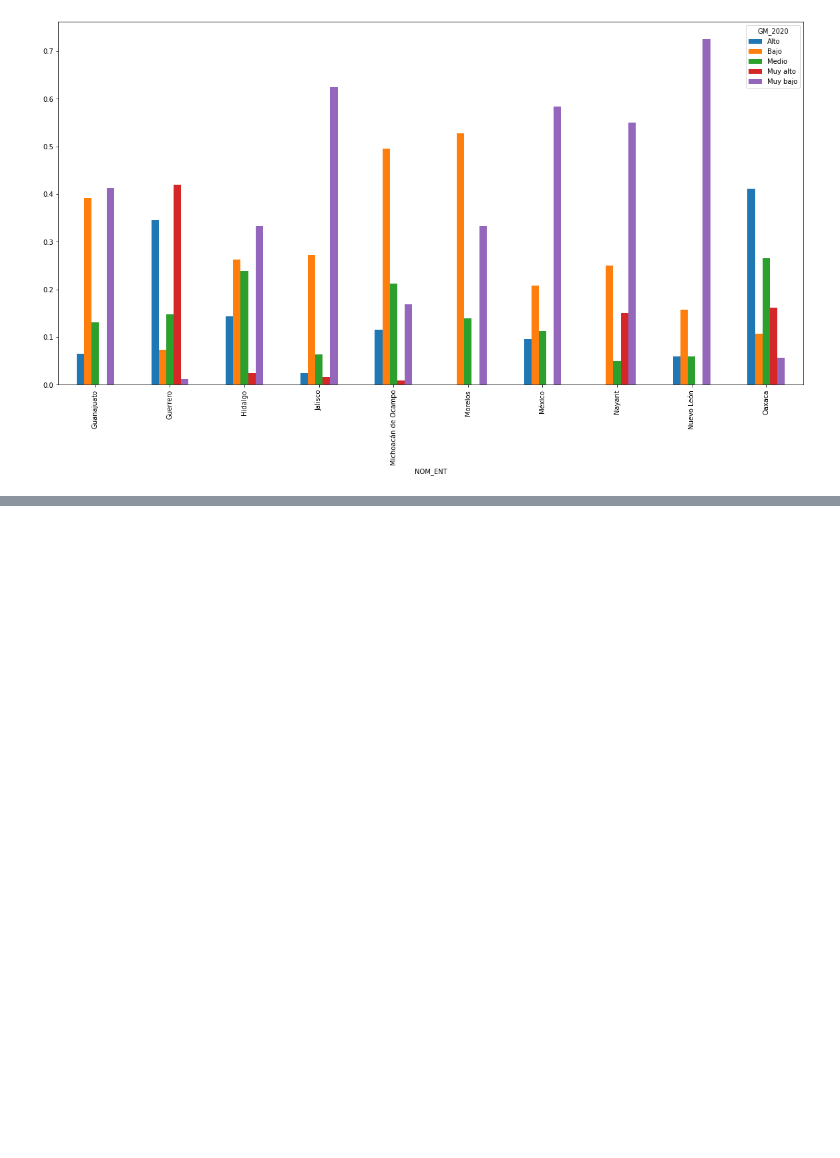
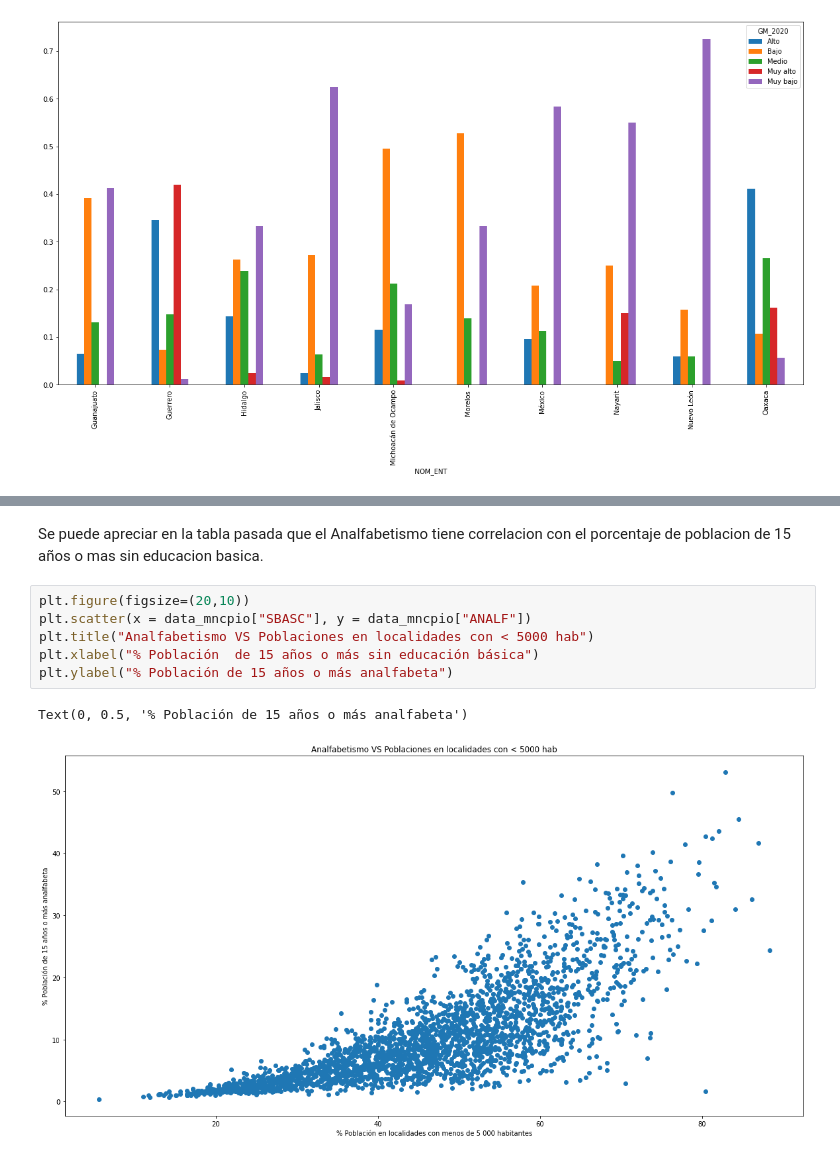
Before and after one commit to ivanDavila/propedeutico_ivandavila, a Jupyter notebook: Propedeutico.ipynb, the cells around one changed output, grey strips where cells are left out. Drawn from its saved outputs; the diff is of its cells as text; blank space fills up the shorter version.

```diff
--- a/Propedeutico.ipynb
+++ b/Propedeutico.ipynb
@@ -158,0 +191,11 @@ ind_mun_por_estado.fillna(0).iloc[10:20].plot(kind="bar",figsize=(20,10))
+# %% [markdown]
+Se puede apreciar en la tabla pasada que el Analfabetismo tiene correlacion con el porcentaje de poblacion de 15 años o mas sin educacion basica.
+# %%
+plt.figure(figsize=(20,10))
+plt.scatter(x = data_mncpio["SBASC"], y = data_mncpio["ANALF"])
+plt.title("Analfabetismo VS Poblaciones en localidades con < 5000 hab")
+plt.xlabel("% Población  de 15 años o más sin educación básica")
+plt.ylabel("% Población de 15 años o más analfabeta")
+# %% [output]
+Text(0, 0.5, '% Población de 15 años o más analfabeta')
+[figure, added]
```
Also changed, not shown: parts of 7 cells of this notebook, 1 other file.
